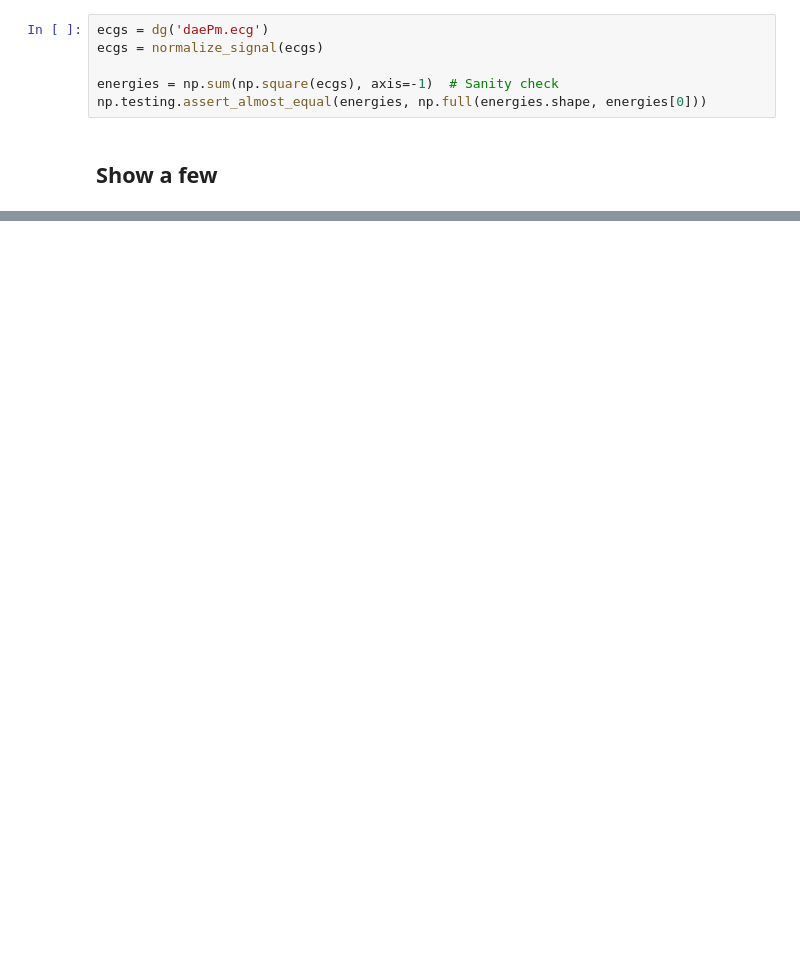
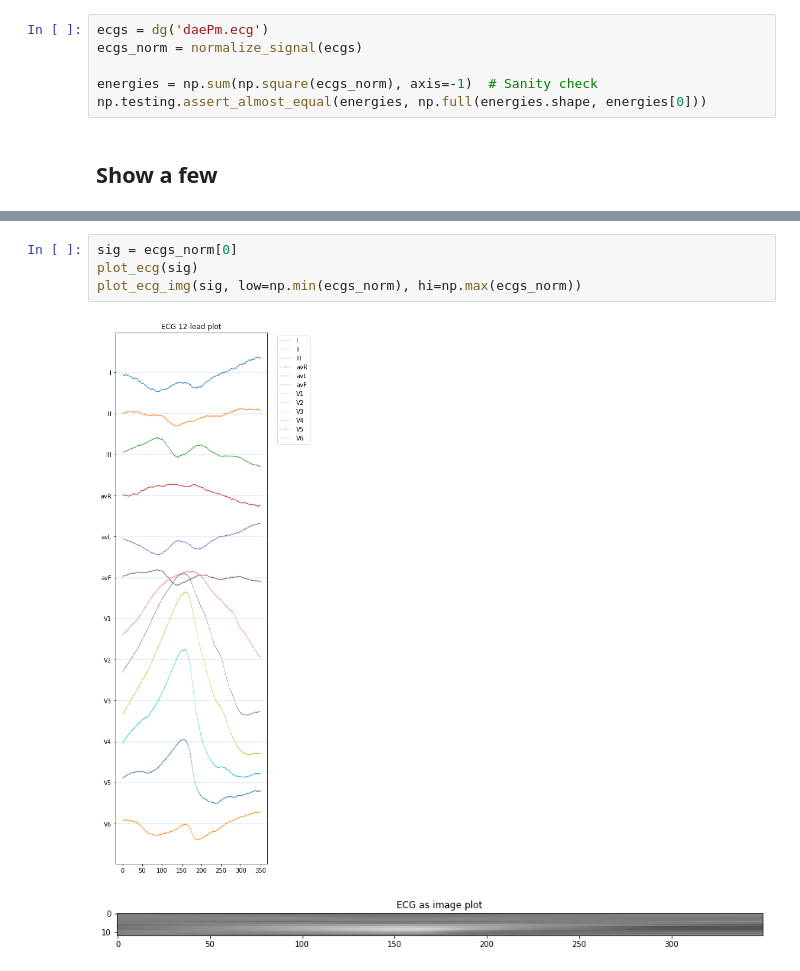
Before and after one commit to StefanHeng/ECG-PVC-Classifier, a Jupyter notebook: Feature-Representation/ecg_as_img.ipynb, the cells around one changed output, grey strips where cells are left out. Drawn from its saved outputs; the diff is of its cells as text; blank space fills up the shorter version.

Commit message:
Update: finalize image representation

```diff
--- a/Feature-Representation/ecg_as_img.ipynb
+++ b/Feature-Representation/ecg_as_img.ipynb
@@ -35,9 +32,9 @@ dg = DataGetter()
 ### Normalize signals
 # %%
 ecgs = dg('daePm.ecg')
-ecgs = normalize_signal(ecgs)
+ecgs_norm = normalize_signal(ecgs)
 
-energies = np.sum(np.square(ecgs), axis=-1)  # Sanity check
+energies = np.sum(np.square(ecgs_norm), axis=-1)  # Sanity check
 np.testing.assert_almost_equal(energies, np.full(energies.shape, energies[0]))
 # %% [markdown]
 ## Show a few
@@ -78,0 +41,7 @@ ic| ecgs: array([[124.27993652, 124.11276453, 123.91052879, ..., 134.77896688,
+# %%
+sig = ecgs_norm[0]
+plot_ecg(sig)
+plot_ecg_img(sig, low=np.min(ecgs_norm), hi=np.max(ecgs_norm))
+# %% [output]
+[figure, added]
+[figure, added]
```
Also changed, not shown: parts of 2 cells of this notebook, 3 other files.
